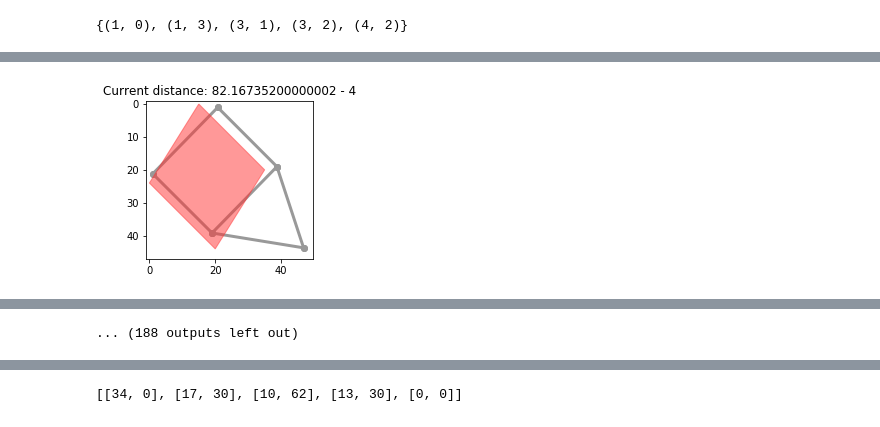
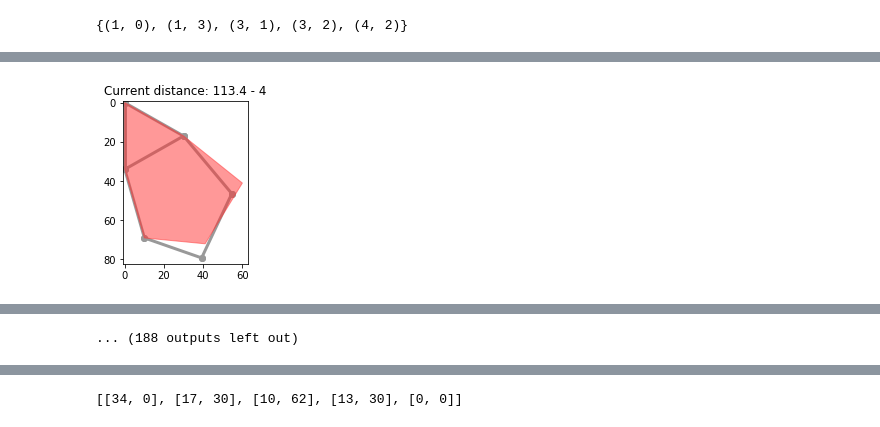
Before and after one commit to Lyrical-Tokarev/icfpc2021, a Jupyter notebook: notebooks/templates.ipynb, the cells around one changed output, grey strips where cells are left out. Saved outputs shown, nothing was run; the diff lists cells and outputs as text; code cells hidden in the pictures.

```diff
--- a/notebooks/templates.ipynb
+++ b/notebooks/templates.ipynb
@@ -224,7 +224,7 @@ set(positions_lists[0])
 # %% [output]
 {(1, 0), (1, 3), (3, 1), (3, 2), (4, 2)}
 # %%
-problem_id=15 # 22
+problem_id=23 # 22
 data = read_problem(problems[problem_id])
 # %%
 targets = data['hole']
@@ -282,22 +282,25 @@ def compute_forces(current_pos, orig_edges, targets, sources, epsilon, magnets=d
         u, v = sources[s], sources[e]
         dn = len2(vect(a, b))
         do = len2(vect(u, v))
-        if dn/do-1 > epsilon/1000000:
+        if (dn - do)*1000000 >= epsilon*do: # dn/do-1 >= epsilon/1000000:
             direction = 1*(np.sqrt(dn)-np.sqrt(do))
-        elif dn/do-1 < - epsilon/1000000:
+        elif (dn - do)*1000000 <= - epsilon*do:
             direction = -1*(np.sqrt(do)-np.sqrt(dn))
         else:
             direction = 0.01
         if direction > 0:
-            forces[s].append(mult(vect(a, b), direction))
-            forces[e].append(mult(vect(b, a), direction))
+            if not s in magnets or len(magnets[s])>1:
+                forces[s].append(mult(vect(a, b), direction))
+            if not e in magnets or len(magnets[e])>1:
+                forces[e].append(mult(vect(b, a), direction))
     for k in range(len(sources)):
-        forces[k].append((0, 0))
+        if k not in forces:
+            forces[k].append((0, 0))
     return forces
 
     pass
-def modify_pos(pos, delta, forces,verbose=True):
-    force = sums(*forces)
+def modify_pos(pos, delta, forces, verbose=True):
+    force = means(*forces)
     if verbose:
         print(forces)
         print(pos, force)
@@ -330,41 +333,64 @@ n = len(sources)
 #magnets = {
 #    0: [2], 1: [0], 2: [0], 3: [1]
 #} # 12
-magnets = {
-#     0: [3],
-#     1: [0],
-#     2: [2],
-#     4: [0, 3],
-#     3: [1]
+# magnets = {
+# #     0: [3],
+# #     1: [0],
+# #     2: [2],
+# #     4: [0, 3],
+# #     3: [1]
 
-#     0: [0],
+# #     0: [0],
+# #     1: [1],
+# #     2: [3],
+# #     3: [2],
+# #     4: [0, 1]
+
+#     0: [2],
 #     1: [1],
 #     2: [3],
-#     3: [2],
-#     4: [0, 1]
+#     4: [2, 1],
+#     3: [0]
+# #     0: [2],
+# #     1: [1],
+# #     2: [3],
+# #     3: [0],
+# #     4 : [1, 2]
+# } # 15
+# # magnets = {
+# #     #0: [1]
+# #     1: [0]
+# # } # 22
+32410
+# magnets = {
+#     0: [5],
+#     1: [4], #1
 
-#     0: [1],
-#     1: [2],
+#     5: [2],
+#     4: [3],
+#     3: [1],
 #     2: [0],
-#     4: [2, 1],
-#     3: [3]
-    0: [2],
-    1: [1],
-    2: [3],
-    3: [0],
-    4 : [1, 2]
-} # 15
-# magnets = {
-#     #0: [1]
-#     1: [0]
-# } # 22
-32410
+#     # 2:[4]
+#     #2: [2]
+# } ## 22
+magnets = {
+    0 : [0],
+    1: [5],
+    2: [4],
+    3: [1],
+    4: [3],
+    5: [2]
+}
+#23
 
 current_pos = sources
+magnets_ = magnets
 for k in range(100):
     if k > 40:
-        magnets = {k:v for k, v in magnets.items() if len(v)==1}
-    forces = compute_forces(current_pos, orig_edges, targets, sources, epsilon, magnets=magnets)
+        magnets_ = {k:v for k, v in magnets.items() if len(v)==1}
+    #if k > 70:
+    #    magnets_= dict()
+    forces = compute_forces(current_pos, orig_edges, targets, sources, epsilon, magnets=magnets_)
     current_pos = [modify_pos(current_pos[i], delta, forces[i]) for i in range(n)]
     # print(current_pos)
     figure_shape = MultiLineString([(current_pos[s], current_pos[e]) for s, e in edges])
@@ -385 +413 @@ for k in range(100):
-[figure, old version]
+[figure, new version]
```
Also changed, not shown: parts of 7 cells of this notebook.
